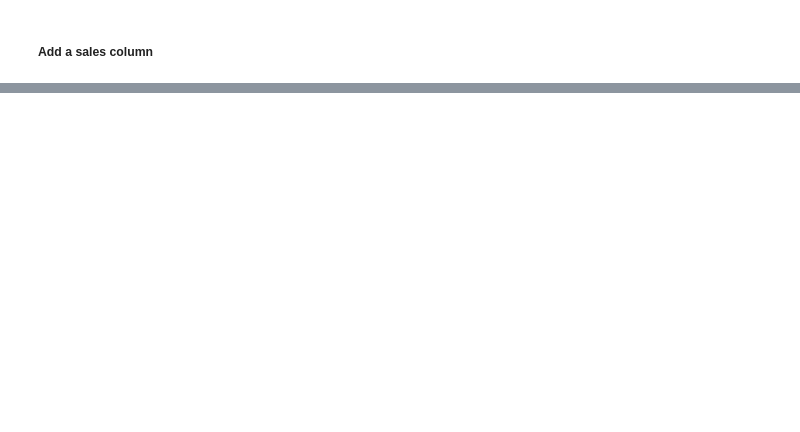
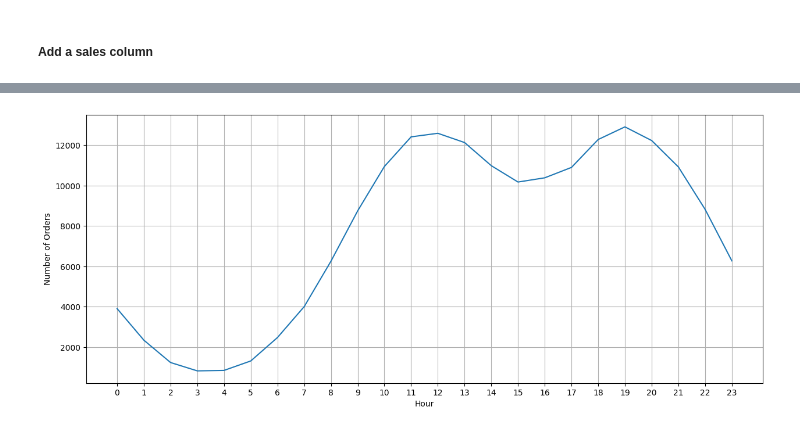
Before and after one commit to JoaquinDiLorenzo/Sales-Project, a Jupyter notebook: SalesAnalysis/SalesAnalysis.ipynb, the cells around one changed output, grey strips where cells are left out. Cells and saved outputs as stored; diff of their text form; code cells hidden in the pictures; blank space fills up the shorter version.

```diff
--- a/SalesAnalysis/SalesAnalysis.ipynb
+++ b/SalesAnalysis/SalesAnalysis.ipynb
@@ -101,0 +143,5 @@ plt.show()
+# %%
+all_data['Order Date']= pd.to_datetime(all_data['Order Date'],format='%m/%d/%y %H:%M')
+# %%
+all_data['Hour'] = all_data['Order Date'].dt.hour
+all_data.head()
@@ -101,0 +155,16 @@ plt.show()
+# %%
+result = all_data.groupby('Hour')['Hour'].count()
+hours = result.index
+
+plt.figure(figsize=(15, 6))
+
+plt.plot(hours, result.values)
+plt.xticks(hours)
+plt.xlabel('Hour')
+plt.ylabel('Number of Orders')
+plt.grid()
+plt.show()
+
+#My recommendation is around 11am (11) ot 7pm (19)
+# %% [output]
+[figure, added]
```
Also changed, not shown: parts of 28 cells of this notebook, 3 other files.
